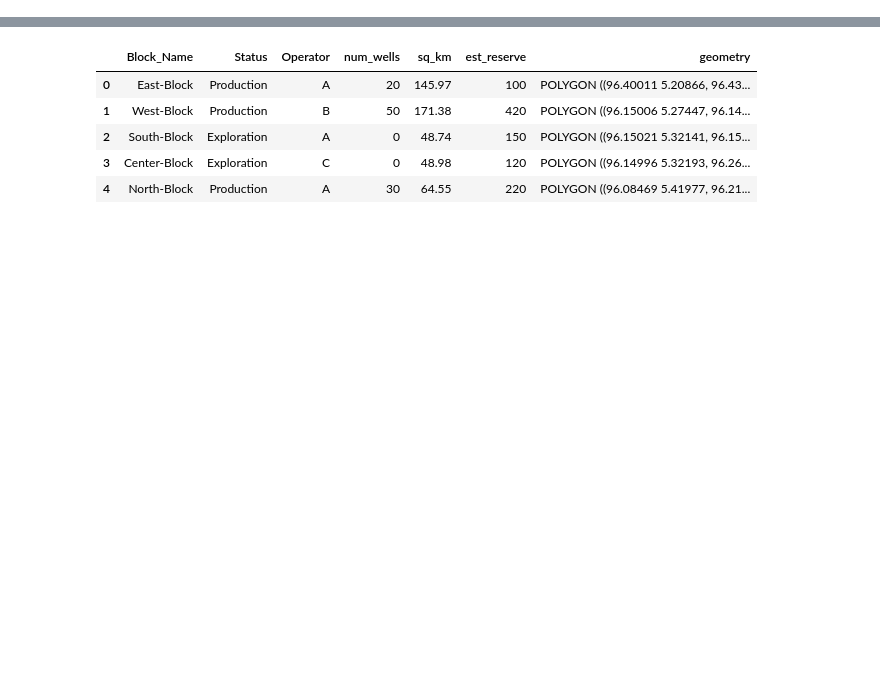
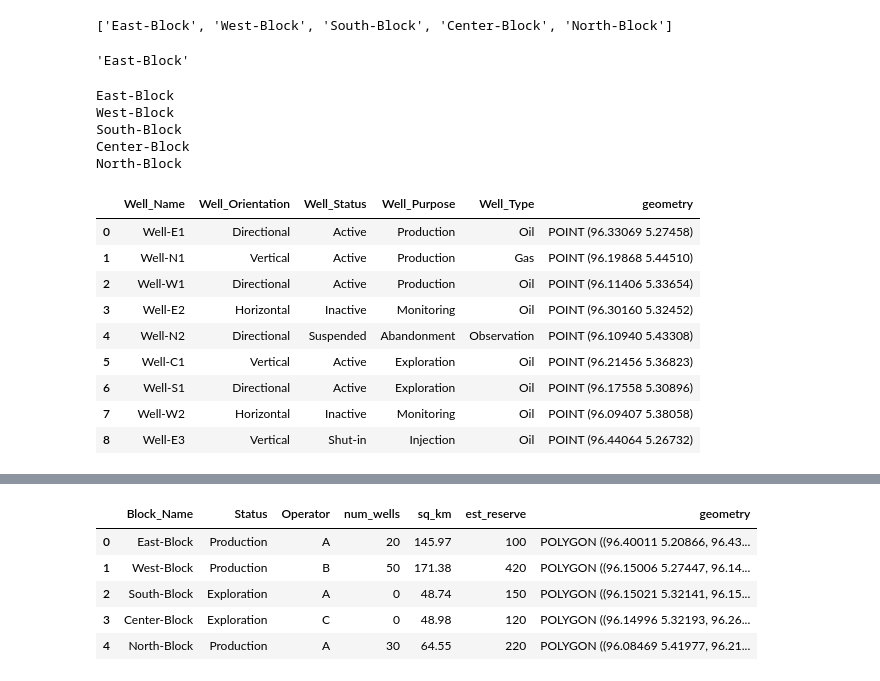
Before and after one commit to nrasif/Dash_Maps_App, a Jupyter notebook: testing.ipynb, the cells around one changed output, grey strips where cells are left out. Cells and saved outputs as stored; diff of their text form; code cells hidden in the pictures; blank space fills up the shorter version.

```diff
--- a/testing.ipynb
+++ b/testing.ipynb
@@ -2,7 +2,7 @@
 import pandas as pd
 import numpy as np
 import geopandas as gpd
-# from jupyter_dash import JupyterDash
+from jupyter_dash import JupyterDash
 import dash
 import dash_leaflet as dl
 
@@ -11,3 +11,4 @@ from dash_extensions.javascript import arrow_function
 import random
 
 all_blocks = gpd.read_file('GeoJSON Files/blocks.geojson')
+all_well = gpd.read_file('GeoJSON Files/wells.geojson')
@@ -13,0 +57,30 @@ all_blocks = gpd.read_file('GeoJSON Files/blocks.geojson')
+# %%
+all_blocks['Block_Name'].to_list()
+# %% [output]
+['East-Block', 'West-Block', 'South-Block', 'Center-Block', 'North-Block']
+# %%
+all_blocks['Block_Name'].iloc[0]
+# %% [output]
+'East-Block'
+# %%
+for i in range(len(all_blocks['Block_Name'].to_list())):
+    print(all_blocks['Block_Name'].iloc[i])
+# %% [output]
+East-Block
+West-Block
+South-Block
+Center-Block
+North-Block
+# %%
+all_well[all_well['Well_Type'].isin(all_well['Well_Type'])]
+# %% [output]
+|  | Well_Name | Well_Orientation | Well_Status | Well_Purpose | Well_Type | geometry |
+| 0 | Well-E1 | Directional | Active | Production | Oil | POINT (96.33069 5.27458) |
+| 1 | Well-N1 | Vertical | Active | Production | Gas | POINT (96.19868 5.44510) |
+| 2 | Well-W1 | Directional | Active | Production | Oil | POINT (96.11406 5.33654) |
+| 3 | Well-E2 | Horizontal | Inactive | Monitoring | Oil | POINT (96.30160 5.32452) |
+| 4 | Well-N2 | Directional | Suspended | Abandonment | Observation | POINT (96.10940 5.43308) |
+| 5 | Well-C1 | Vertical | Active | Exploration | Oil | POINT (96.21456 5.36823) |
+| 6 | Well-S1 | Directional | Active | Exploration | Oil | POINT (96.17558 5.30896) |
+| 7 | Well-W2 | Horizontal | Inactive | Monitoring | Oil | POINT (96.09407 5.38058) |
+| 8 | Well-E3 | Vertical | Shut-in | Injection | Oil | POINT (96.44064 5.26732) |
```
Also changed, not shown: parts of 17 cells of this notebook, 1 other file.
